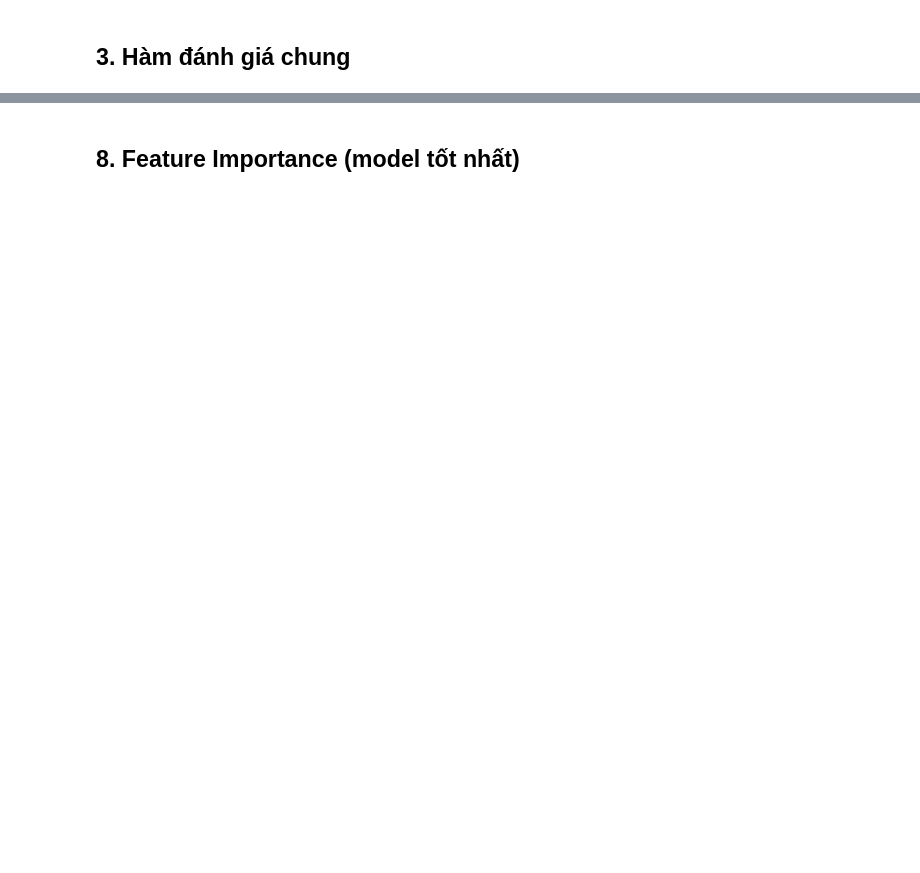
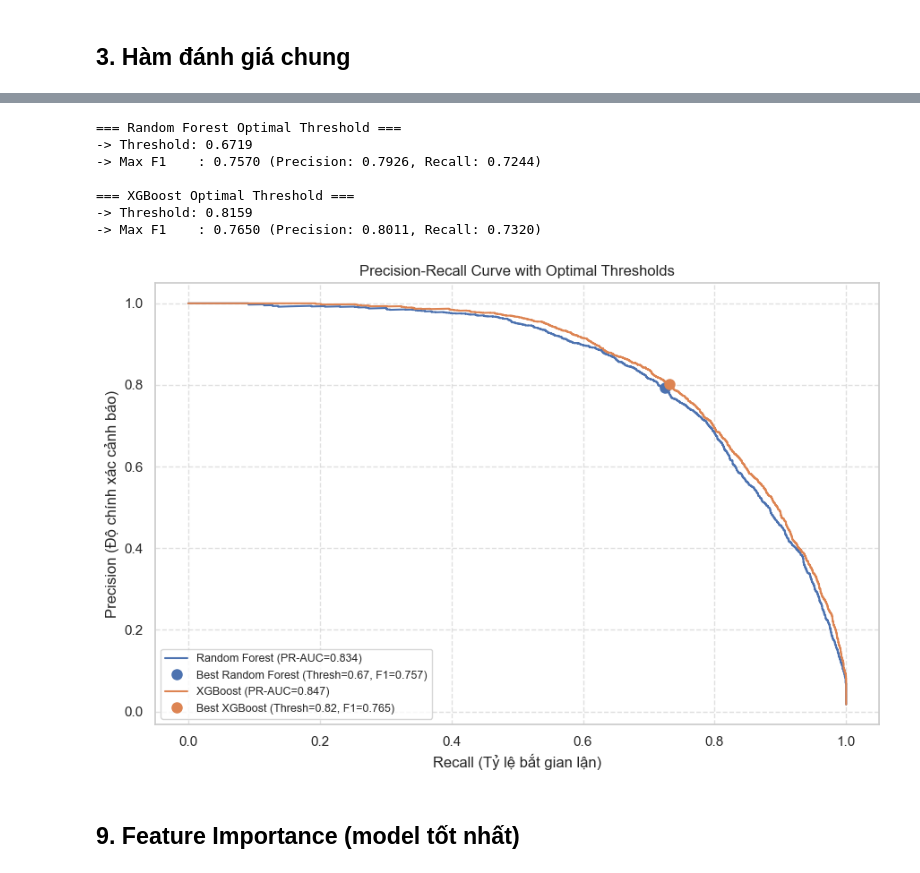
Before and after one commit to wimaniac/Agentic-Fraud-Detection-Investigation, a Jupyter notebook: notebook/03_feature_engineering_baseline.ipynb, the cells around one changed output, grey strips where cells are left out. Drawn from its saved outputs; the diff is of its cells as text; code cells hidden in the pictures; blank space fills up the shorter version.

```diff
--- a/notebook/03_feature_engineering_baseline.ipynb
+++ b/notebook/03_feature_engineering_baseline.ipynb
@@ -502,19 +408,56 @@ display(df_results.round(4))
-# %%
-# Vẽ PR Curve
-plt.figure(figsize=(8, 6))
-for res in results:
-    precision, recall, _ = precision_recall_curve(y_val, res["y_prob"])
-    plt.plot(recall, precision, label=f"{res['model']} (PR-AUC={res['pr_auc']:.3f})")
-
-plt.xlabel("Recall")
-plt.ylabel("Precision")
-plt.title("Precision-Recall Curve")
-plt.legend()
-plt.grid(True)
-plt.tight_layout()
-plt.show()
+# %%
+plt.figure(figsize=(9, 6))
+
+best_thresholds = {}
+
+for res in results:
+    # 1. Tính Precision, Recall và Thresholds từ y_prob
+    precisions, recalls, thresholds = precision_recall_curve(y_val, res["y_prob"])
+
+    # 2. Tính F1-score cho mọi điểm Threshold (thêm 1e-10 để tránh chia cho 0)
+    f1_scores = 2 * (precisions * recalls) / (precisions + recalls + 1e-10)
+
+    # 3. Tìm chỉ số (index) có F1-score cao nhất
+    best_idx = np.argmax(f1_scores)
+    best_thresh = thresholds[best_idx]
+    best_f1 = f1_scores[best_idx]
+    best_prec = precisions[best_idx]
+    best_rec = recalls[best_idx]
+
+    # Lưu lại threshold để dùng dự đoán sau này
+    best_thresholds[res['model']] = best_thresh
+
+    # In thông số chi tiết ra console
+    print(f"=== {res['model']} Optimal Threshold ===")
+    print(f"-> Threshold: {best_thresh:.4f}")
+    print(f"-> Max F1    : {best_f1:.4f} (Precision: {best_prec:.4f}, Recall: {best_rec:.4f})\n")
+
+    # 4. Vẽ đường Precision-Recall Curve
+    line, = plt.plot(recalls, precisions, label=f"{res['model']} (PR-AUC={res['pr_auc']:.3f})")
+
+    # 5. Đánh dấu điểm Optimal Threshold lên đường cong
+    plt.plot(best_rec, best_prec, 'o', color=line.get_color(), markersize=8,
+             label=f"Best {res['model']} (Thresh={best_thresh:.2f}, F1={best_f1:.3f})")
+
+# Cấu hình biểu đồ
+plt.xlabel("Recall (Tỷ lệ bắt gian lận)")
+plt.ylabel("Precision (Độ chính xác cảnh báo)")
+plt.title("Precision-Recall Curve with Optimal Thresholds")
+plt.legend(loc="lower left", fontsize=9)
+plt.grid(True, linestyle="--", alpha=0.6)
+plt.tight_layout()
+plt.show()
+# %% [output]
+=== Random Forest Optimal Threshold ===
+-> Threshold: 0.6719
+-> Max F1    : 0.7570 (Precision: 0.7926, Recall: 0.7244)
+
+=== XGBoost Optimal Threshold ===
+-> Threshold: 0.8159
+-> Max F1    : 0.7650 (Precision: 0.8011, Recall: 0.7320)
+[figure, added]
 # %% [markdown]
-## 8. Feature Importance (model tốt nhất)
+## 9. Feature Importance (model tốt nhất)
 # %%
 best_model = None
 best_name = ""
```
Also changed, not shown: parts of 21 cells of this notebook, 1 other file.
